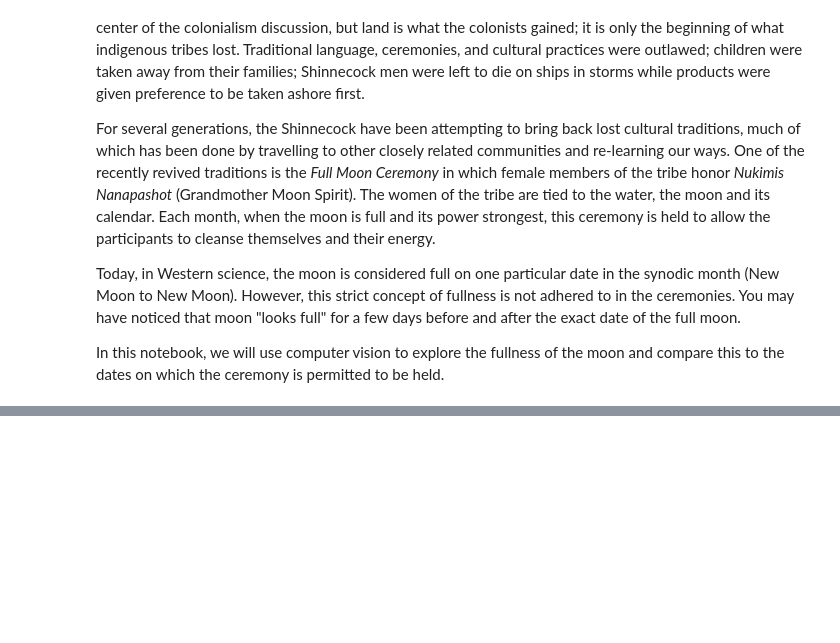
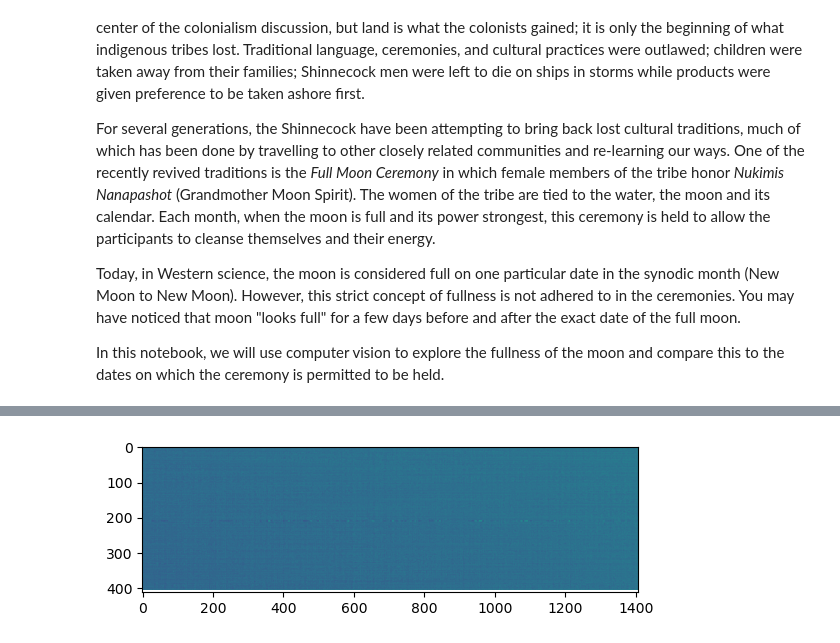
Before and after one commit to MillionConcepts/knowing-the-sky, a Jupyter notebook: knowing-the-sky/6_Seeing_the_Moon.ipynb, the cells around one changed output, grey strips where cells are left out. Saved outputs shown, nothing was run; the diff lists cells and outputs as text; code cells hidden in the pictures; blank space fills up the shorter version.

```diff
--- a/knowing-the-sky/6_Seeing_the_Moon.ipynb
+++ b/knowing-the-sky/6_Seeing_the_Moon.ipynb
@@ -26,0 +29,5 @@ In this notebook, we will use computer vision to explore the fullness of the moo
+# %%
+import netCDF4
+import numpy as np
+
+data=netCDF4.Dataset('OR_ABI-INST-CAL-LUN-M3C16_G16_s20170670622289_e20170670622289_c20170670622458.nc')
@@ -26,0 +76,2 @@ In this notebook, we will use computer vision to explore the fullness of the moo
+# %%
+l1a = data.variables['radiance']
@@ -26,0 +93,4 @@ In this notebook, we will use computer vision to explore the fullness of the moo
+# %%
+cs = plt.imshow(l1a[0,1,:,:])
+# %% [output]
+[figure, added]
```
Also changed, not shown: parts of 6 cells of this notebook.
